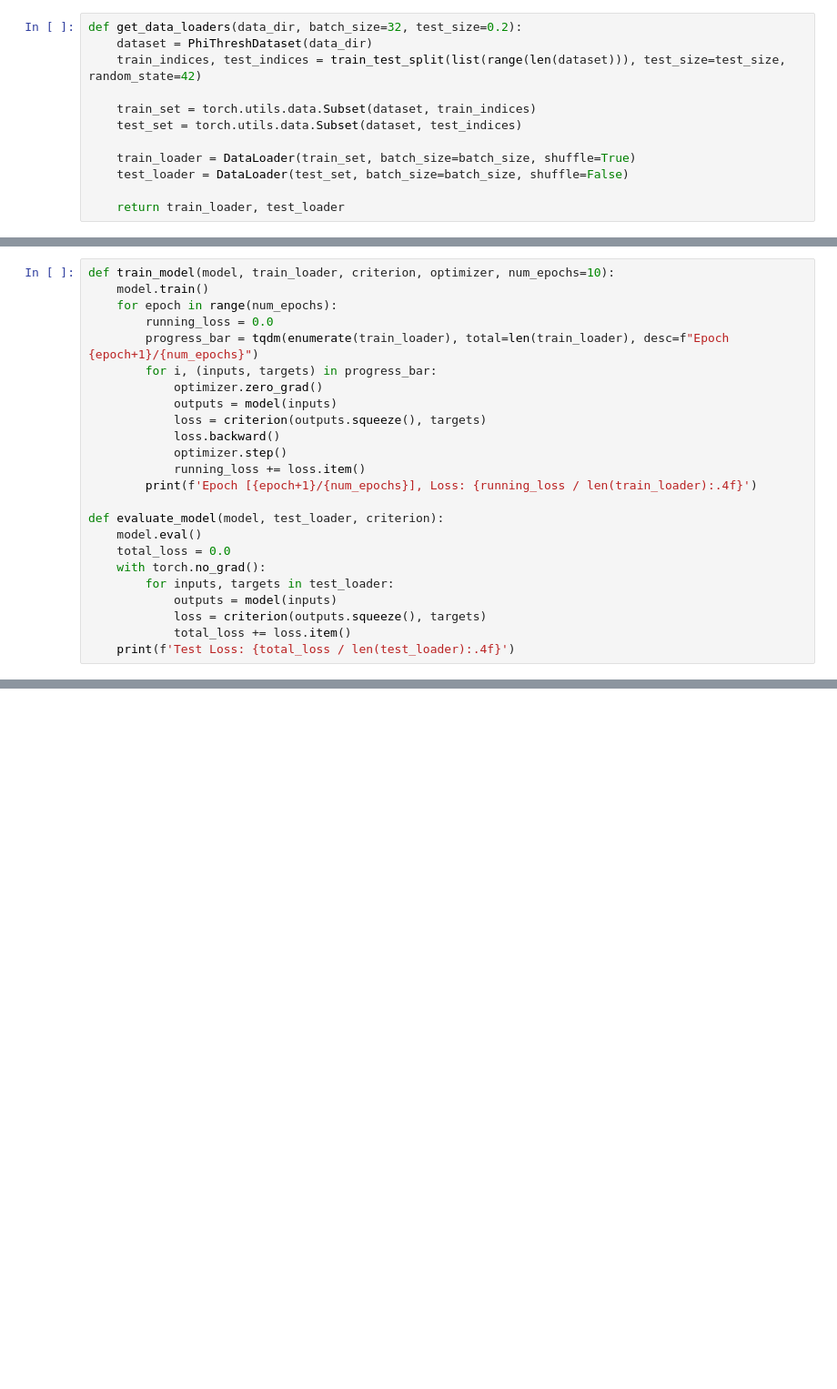
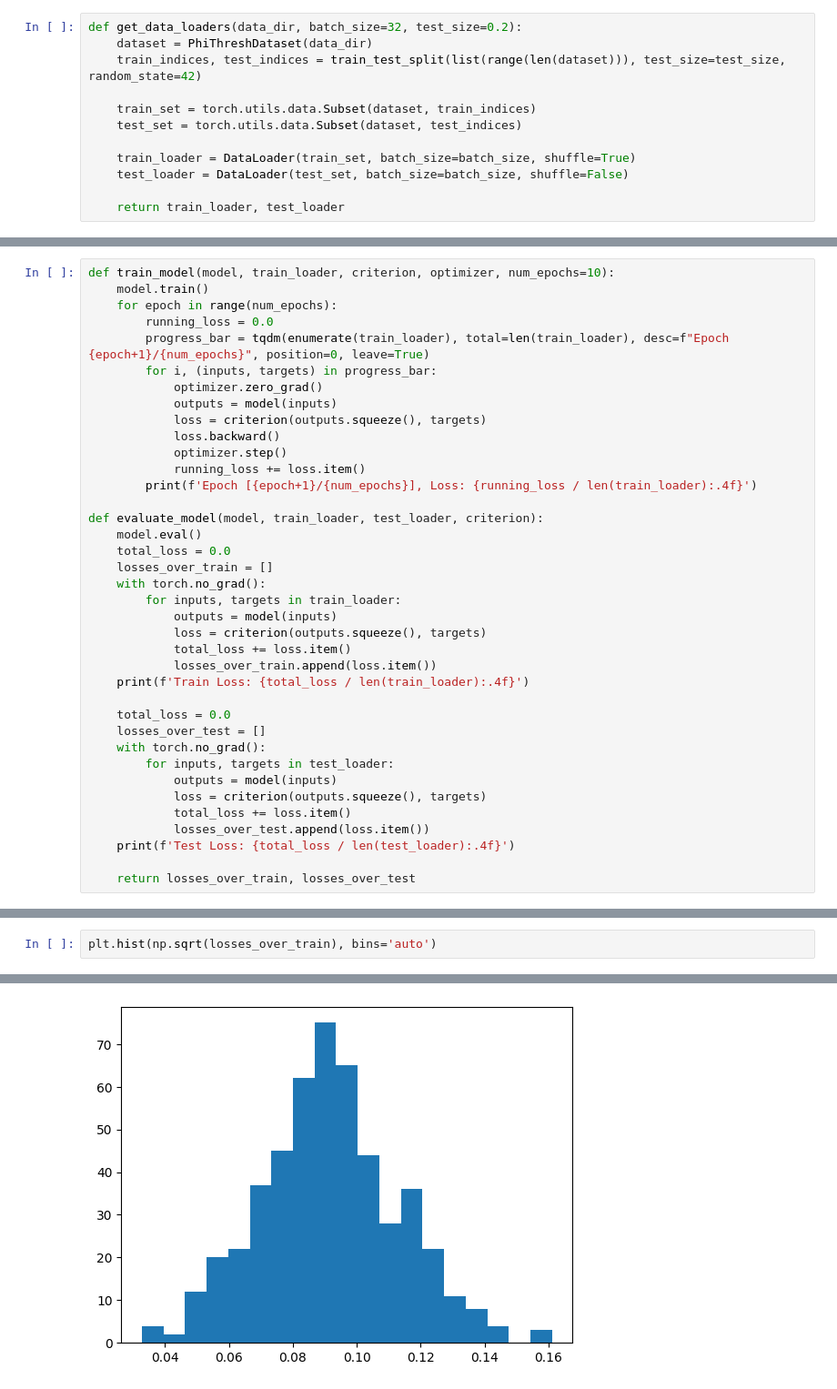
Before and after one commit to ArnauVilella/Deep-T-Rex, a Jupyter notebook: testing.ipynb, the cells around one changed output, grey strips where cells are left out. Shown: that part at 91% size. Cells and saved outputs as stored; diff of their text form; blank space fills up the shorter version.

```diff
--- a/testing.ipynb
+++ b/testing.ipynb
@@ -63,7 +67,7 @@ def train_model(model, train_loader, criterion, optimizer, num_epochs=10):
     model.train()
     for epoch in range(num_epochs):
         running_loss = 0.0
-        progress_bar = tqdm(enumerate(train_loader), total=len(train_loader), desc=f"Epoch {epoch+1}/{num_epochs}")
+        progress_bar = tqdm(enumerate(train_loader), total=len(train_loader), desc=f"Epoch {epoch+1}/{num_epochs}", position=0, leave=True)
         for i, (inputs, targets) in progress_bar:
             optimizer.zero_grad()
             outputs = model(inputs)
@@ -73,15 +77,29 @@ def train_model(model, train_loader, criterion, optimizer, num_epochs=10):
             running_loss += loss.item()
         print(f'Epoch [{epoch+1}/{num_epochs}], Loss: {running_loss / len(train_loader):.4f}')
 
-def evaluate_model(model, test_loader, criterion):
+def evaluate_model(model, train_loader, test_loader, criterion):
     model.eval()
     total_loss = 0.0
+    losses_over_train = []
+    with torch.no_grad():
+        for inputs, targets in train_loader:
+            outputs = model(inputs)
+            loss = criterion(outputs.squeeze(), targets)
+            total_loss += loss.item()
+            losses_over_train.append(loss.item())
+    print(f'Train Loss: {total_loss / len(train_loader):.4f}')
+
+    total_loss = 0.0
+    losses_over_test = []
     with torch.no_grad():
         for inputs, targets in test_loader:
             outputs = model(inputs)
             loss = criterion(outputs.squeeze(), targets)
             total_loss += loss.item()
+            losses_over_test.append(loss.item())
     print(f'Test Loss: {total_loss / len(test_loader):.4f}')
+
+    return losses_over_train, losses_over_test
 # %%
 data_dir = 'C:\\Users\\avp\\OneDrive - HKUST Connect\\Desktop\\Deep T-Rex\\Code\\RCode\\data'
 input_size = len(np.loadtxt(os.path.join(data_dir, 'Phi_mat_1.txt')))
@@ -117,0 +136,3 @@ Epoch [12/40], Loss: 0.0154
+# %%
+plt.hist(np.sqrt(losses_over_train), bins='auto')
+# %% [output]
@@ -117,0 +146 @@ Epoch [12/40], Loss: 0.0154
+[figure, added]
```
Also changed, not shown: parts of 6 cells of this notebook.
